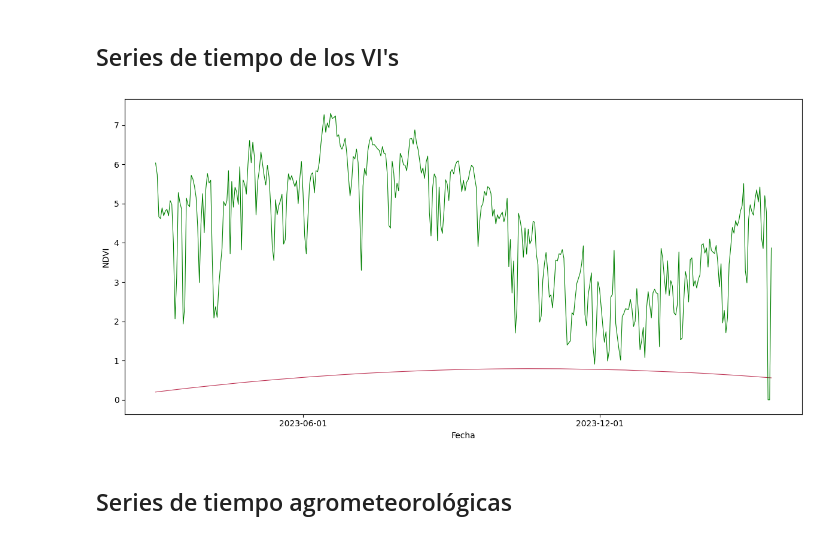
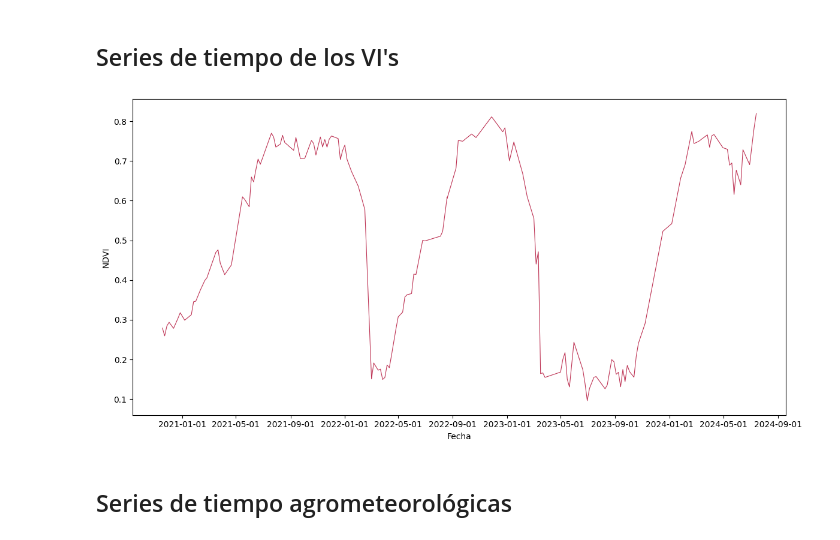
Before and after one commit to VivaldoGP/Tesis, a Jupyter notebook: results/time_series/ts.ipynb, the cells around one changed output. Cells and saved outputs as stored; diff of their text form; code cells hidden in the pictures.

```diff
--- a/results/time_series/ts.ipynb
+++ b/results/time_series/ts.ipynb
@@ -11,23 +12,26 @@ from matplotlib.dates import DateFormatter, MonthLocator, WeekdayLocator
 # %%
 file_path = r'../../data_analysis/datos/model_predicts/zafra2023/ndvi_mean/parcela_10.csv'
 file_path_2 = r'../../data_analysis/all_vars/zafra2023/parcela_10.csv'
+file_path_3 = r'../../datos/parcelas/indices_stats_cleaned/parcela_14.csv'
 # %%
 df = pd.read_csv(file_path, parse_dates=True, )
 df['Fecha'] = pd.to_datetime(df['Fecha'])
 df2 = pd.read_csv(file_path_2)
 df2['Fecha'] = pd.to_datetime(df2['Fecha'])
+df3 = pd.read_csv(file_path_3)
+df3['Fecha'] = pd.to_datetime(df3['Fecha'])
 # %%
 fig, ax = plt.subplots(figsize=(12,6))
-ax.xaxis.set_major_locator(MonthLocator(interval=6))
+ax.xaxis.set_major_locator(MonthLocator(interval=4))
 ax.xaxis.set_major_formatter(DateFormatter("%Y-%m-%d"))
-ax.plot(df['Fecha'], df['pred_2'], color='#BE3455', lw=0.8)
-ax.plot(df2['Fecha'], df2['et'], color='g', lw=0.8)
+ax.plot(df3['Fecha'], df3['ndvi_mean'], color='#BE3455', lw=0.8)
+#ax.plot(df2['Fecha'], df2['ndvi'], color='g', lw=0.8)
 plt.xlabel('Fecha')
 plt.ylabel('NDVI')
 plt.tight_layout()
 plt.show()
 # %% [output]
-[figure, old version]
+[figure, new version]
 # %% [markdown]
 ## Series de tiempo agrometeorológicas
 # %%
```
Also changed, not shown: parts of 7 cells of this notebook, 2 other files.
